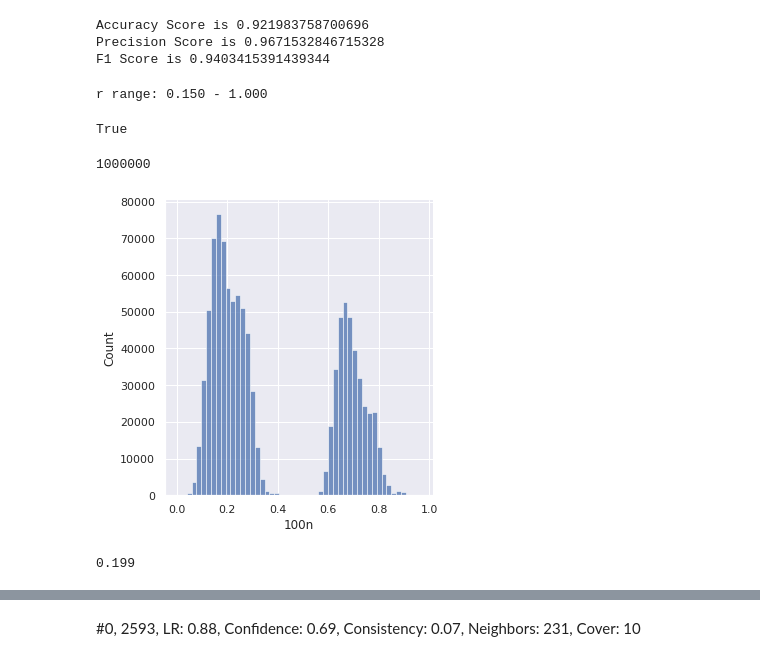
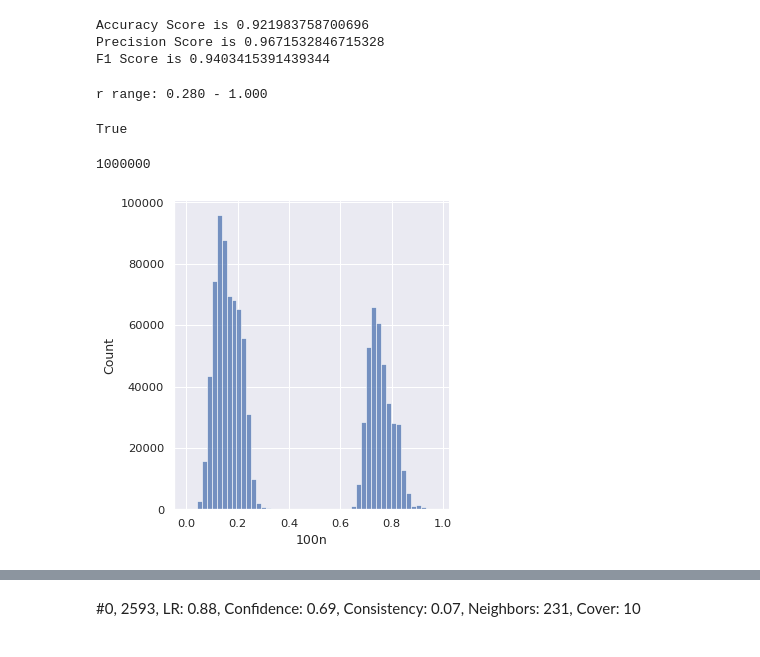
Before and after one commit to swordsbird/ScalableMatrix, a Jupyter notebook: experiment/test0717.ipynb, the cells around one changed output, grey strips where cells are left out. Drawn from its saved outputs; the diff is of its cells as text; code cells hidden in the pictures.

```diff
--- a/experiment/test0717.ipynb
+++ b/experiment/test0717.ipynb
@@ -8,3 +8,8 @@ import matplotlib.cm as cm
 import numpy as np
 from typing import Union
 import math
+# %%
+lines = open('../output/data/record_0718.txt', 'r').read().split('\n')
+data = [[float(x) for x in line.split(',')] for line in lines if len(line) > 5]
+data = np.array(data)
+print(data.shape)
@@ -10,0 +18,3 @@ import math
+# %%
+for i in data[:, 4].argsort()[::-1][:20]:
+    print(data[i])
@@ -165,24 +196,22 @@ F1 Score is 0.9403415391439344
 # %%
 mat = cond_mat * feature_importance
 # %%
-res = LOCIMatrixNew(mat, r = 0.15, metric = 'euclidean', n_ticks=100, output = output)
-res.run()
+res_with_output = LOCIMatrixNew(mat, r = 0.28, metric = 'euclidean', n_ticks=100, output = output, output_alpha=0.6)
+res_no_output = LOCIMatrixNew(mat, r = 0.28, metric = 'euclidean', n_ticks=100, output = output, output_alpha=0.6)
-# %% [output]
-r range: 0.150 - 1.000
-True
+# %%
+res_with_output.run()
+# %% [output]
+r range: 0.280 - 1.000
+True
 # %%
-vec = res.sorted_dist[:, 1:].reshape(-1)
+vec = res_with_output.sorted_dist[:, 1:].reshape(-1)
 vec = vec[:1000000]
 print(len(vec))
 consistency_data = pd.DataFrame({ '100n': vec })
 sns.displot(data=consistency_data, x="100n", bins=50, log_scale=(False, False))
 plt.show()
 # %% [output]
 1000000
-[figure, old version]
+[figure, new version]
-# %%
-res.rs[11]
-# %% [output]
-0.199
 # %%
 predict_proba = lr.predict_proba(X)
```
Also changed, not shown: parts of 13 cells of this notebook, 4 other files.
